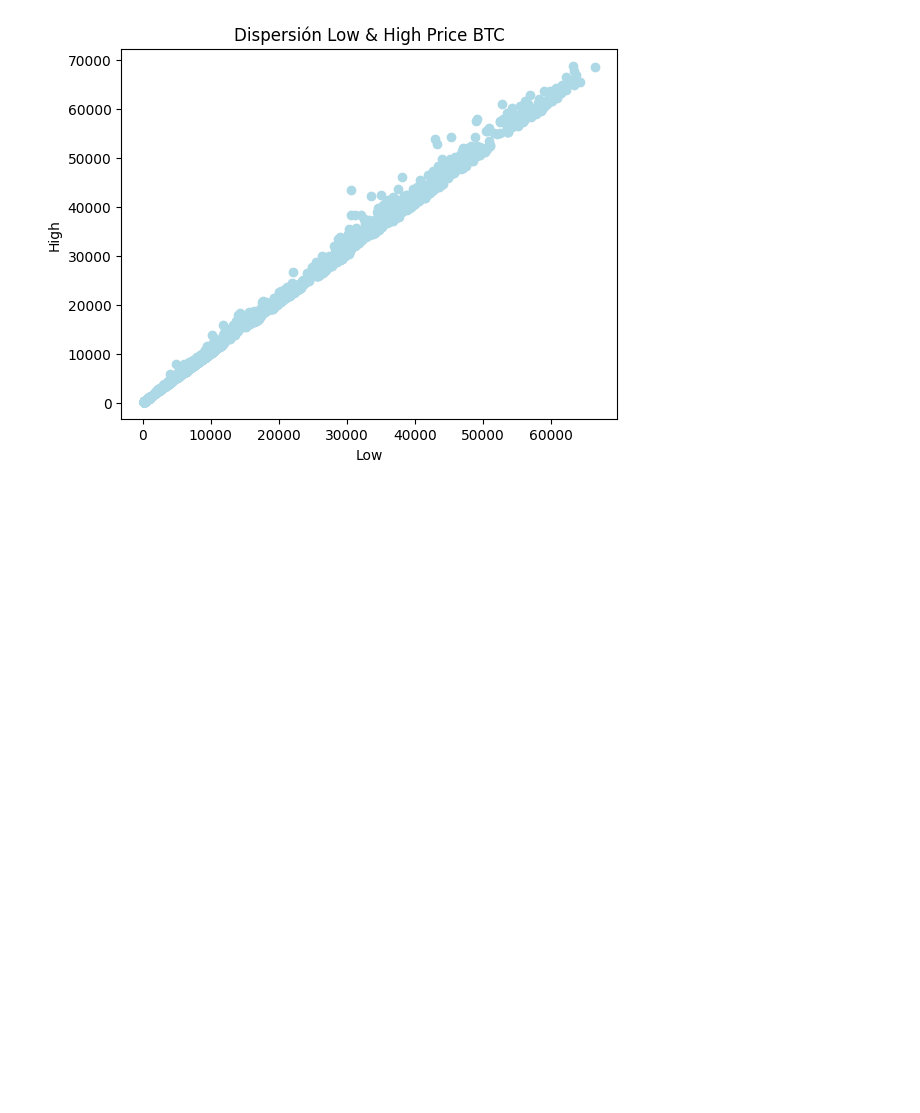
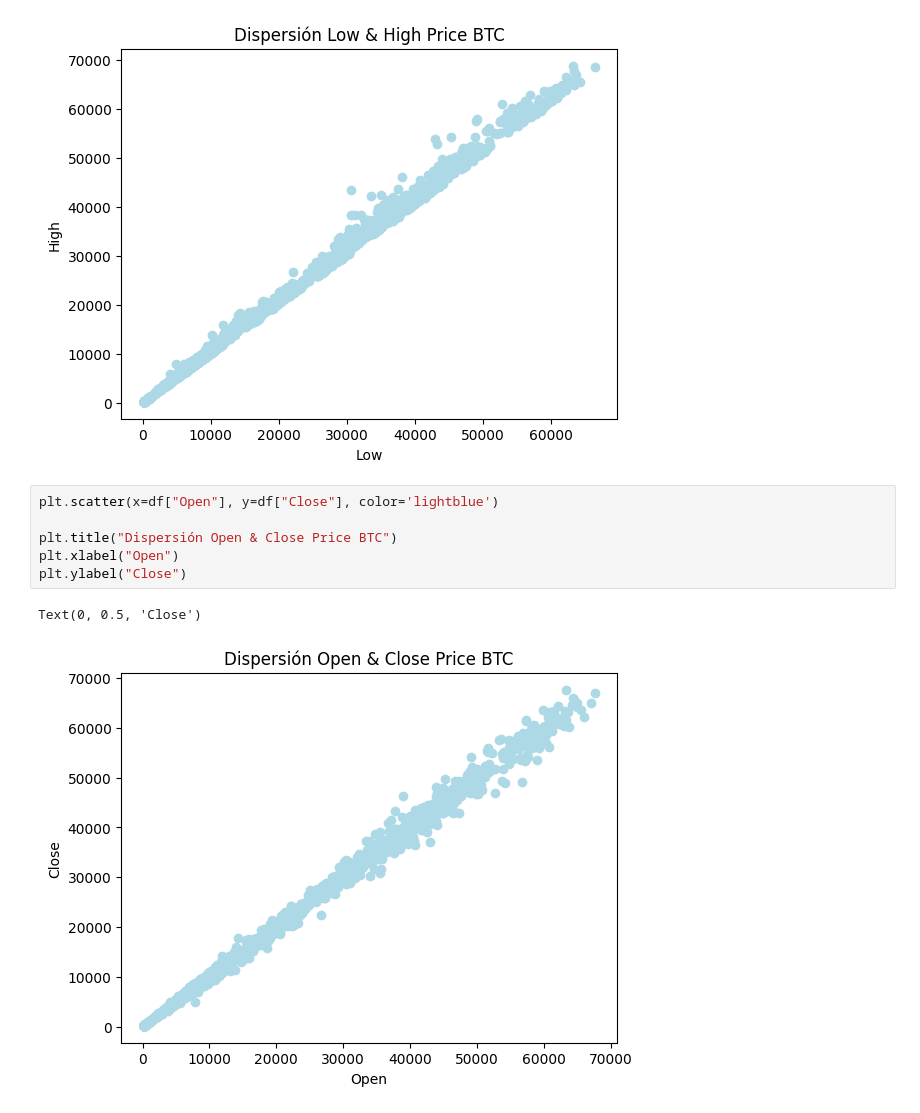
Before and after one commit to chetincho/curso-data-science, a Jupyter notebook: 003_matplotlib/ej_grafico_dispersion.ipynb, the cells around one changed output. Drawn from its saved outputs; the diff is of its cells as text; blank space fills up the shorter version.

```diff
--- a/matplotlib/ej_grafico_dispersion.ipynb
+++ b/003_matplotlib/ej_grafico_dispersion.ipynb
@@ -36,3 +36,12 @@ plt.ylabel("High")
 # %% [output]
 Text(0, 0.5, 'High')
 [figure]
+# %%
+plt.scatter(x=df["Open"], y=df["Close"], color='lightblue')
+
+plt.title("Dispersión Open & Close Price BTC")
+plt.xlabel("Open")
+plt.ylabel("Close")
+# %% [output]
+Text(0, 0.5, 'Close')
+[figure, added]
```
Also changed, not shown: 10 other files.
